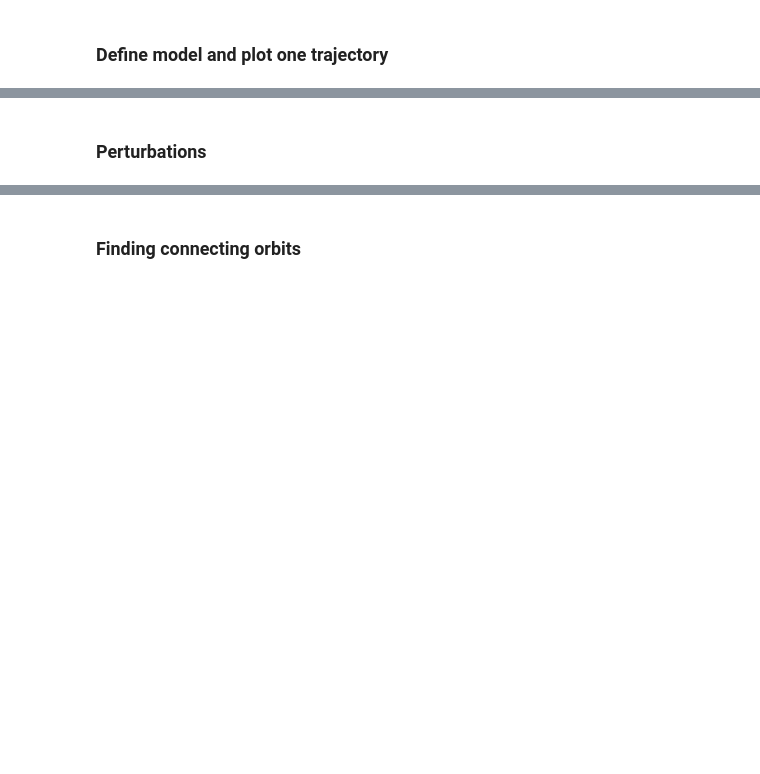
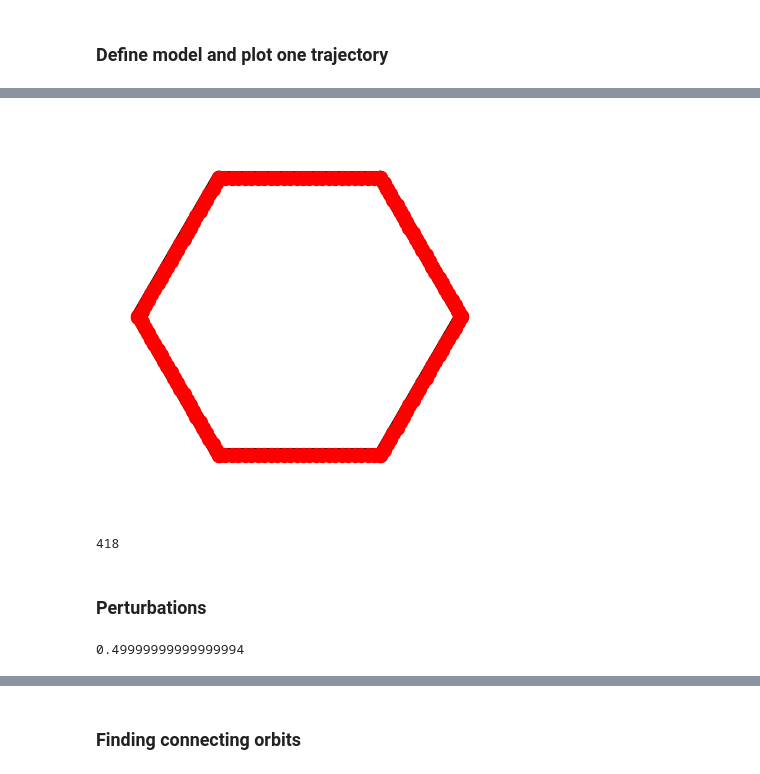
Before and after one commit to Asagodi/topological_diversity, a Jupyter notebook: Stability/Noormanring.ipynb, the cells around one changed output, grey strips where cells are left out. Cells and saved outputs as stored; diff of their text form; code cells hidden in the pictures; blank space fills up the shorter version.

```diff
--- a/Stability/Noormanring.ipynb
+++ b/Stability/Noormanring.ipynb
@@ -281,9 +292,8 @@ corners = np.array(corners)
 maxT = 200
 t = np.linspace(0, maxT, 501)
 
-y0 = np.random.uniform(0,1,N)
-sols = np.zeros((x.shape[0], N, t.shape[0], N))
-for bump_i in range(x.shape[0]):
+sols = np.zeros((bumps.shape[1], N, t.shape[0], N))
+for bump_i in range(bumps.shape[1]):
     for support_j in range(N):
         y0 = np.roll(bumps[:,bump_i], support_j)
         sol = solve_ivp(noorman_ode, y0=y0,  t_span=[0,maxT], args=tuple([tau, transfer_function, W_sym, W_asym, c_ff, N]),dense_output=True)
@@ -291,25 +306,67 @@ for bump_i in range(x.shape[0]):
+# %%
+if N==8:
+    step_size = .001
+    x = np.arange(0, m+step_size, step_size)
+    bumps = np.array([m-x/2.,m*np.ones(x.shape),(m+x)/2.,-m/2.+x,-m+x/2.,-m*np.ones(x.shape),-(m+x)/2.,m/2.-x])
+
+    corners = []
+    for support_j in range(N):
+        corners.append(np.roll(bumps[:,0], support_j))
+    # corners = np.array(corners).T
+    # bumps = get_bumps_along_oneside_ring(N, m, corners, step_size=0.01)
+    # all_bumps = get_all_bumps(N, bumps)
 # %%
 N_points = bumps.shape[0]*bumps.shape[1]
-sols = sols.reshape((N_points, -1, N))
+sols = sols.reshape((-1, t.shape[0], N))
 pca = sklearn.decomposition.PCA(n_components=2)
-X_proj2 = pca.fit_transform(sols[:,0,:])
+X_proj2 = pca.fit_transform(sols[:,-1,:])
+all_bumps_proj2 = pca.fit_transform(all_bumps)
+corners_proj2 = pca.transform(corners)
 
-plt.figure(figsize=(5,5))
-fig, ax = plt.subplots(1, 1, figsize=(5, 5), sharex=True, sharey=True)
-ax.plot(X_proj2[:,0], X_proj2[:,1], '.b', label="Original attractor", alpha=1., markersize=20)
-ax.set(xlim=(-3, 3), ylim=(-3,3))
-ax.set_xticks([])
-ax.set_yticks([])
+fig, ax = plt.subplots(1, 1, figsize=(5, 5))
+for i in range(N):
+    ax.plot([corners_proj2[i-1,0], corners_proj2[i,0]],
+            [corners_proj2[i-1,1], corners_proj2[i,1]],
+            'k', label="Original attractor", zorder=0, alpha=1., linewidth=10,
+            solid_capstyle='round')
 
-# plt.savefig(currentdir+"/Stability/figures/noorman_ring_activity_pert2.pdf", bbox_inches="tight")
-# plt.savefig(currentdir+"/Stability/figures/noorman_ring_activity_pert2.png", bbox_inches="tight")
-# plt.show()
+ax.plot(X_proj2[:,0], X_proj2[:,1], '.r', label="Stable", zorder=10, alpha=1., markersize=20)
+
+lims = 3.
+ax.set(xlim=(-lims, lims), ylim=(-lims,lims))
+
+ax.set_axis_off()
+# plt.savefig(currentdir+f"/Stability/figures/noorman_ring_N{N}.pdf", bbox_inches="tight")
+# %% [output]
+[figure, added]
+# %%
+383+35
+# %% [output]
+418
 # %% [markdown]
 ### Perturbations
 # %%
 #To all connections
-eps = np.random.uniform(-1,1,(N,N))/10.
+np.random.seed(25862)
 
+seeds = [33, 27, 0, 3, 13, 418, 1550]
+# N=6: np.random.uniform(-1,1,(N,N))/100.
+#     np.random.seed(33)->0/0
+#     np.random.seed(27)->1/1
+#     np.random.seed(0)->2/2
+#     np.random.seed(3)->3/3
+#     np.random.seed(13)->4/4
+#     np.random.seed(383+35)->5/5
+#     np.random.seed(1550)->6/6
+
+# N=8
+# 0, 2, 1, 3, 55, 35, 3748, 25862
+
+eps = np.random.uniform(-1,1,(N,N))
+eps /= np.linalg.norm(eps)
+norm = .5
+eps *= norm
+print(np.linalg.norm(eps))
 #To a single connection
 #non-self
 # eps = np.zeros((N,N))
@@ -318,3 +375,5 @@ eps = np.random.uniform(-1,1,(N,N))/10.
 # ## Self
 # eps = np.zeros((N,N))
 # eps[0,0] = 1/100.
+# %% [output]
+0.49999999999999994
```
Also changed, not shown: parts of 69 cells of this notebook.
